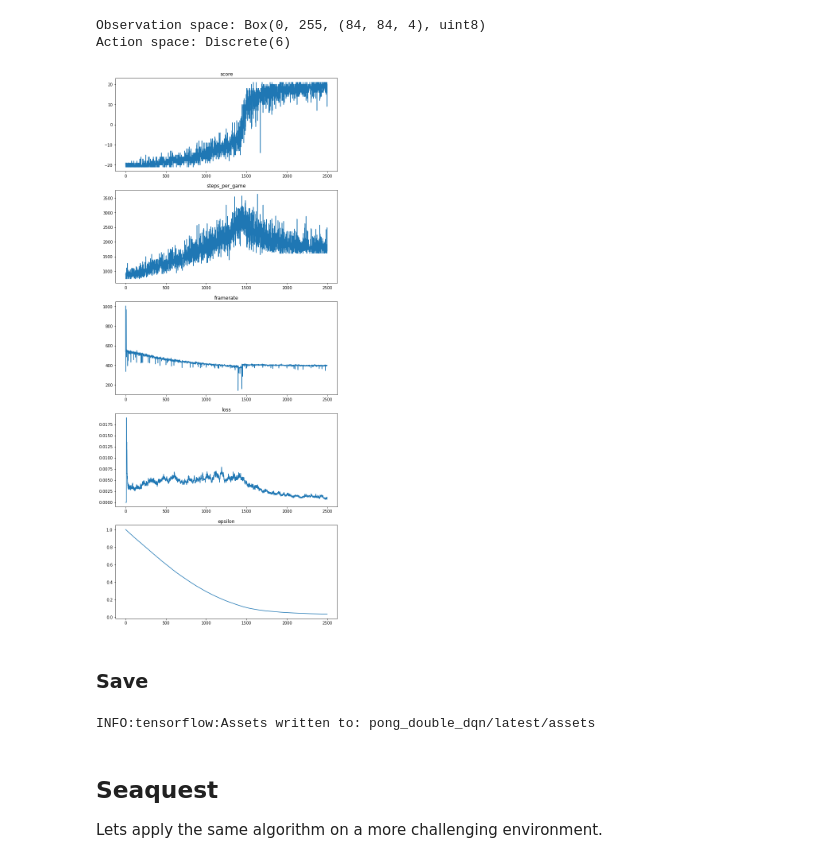
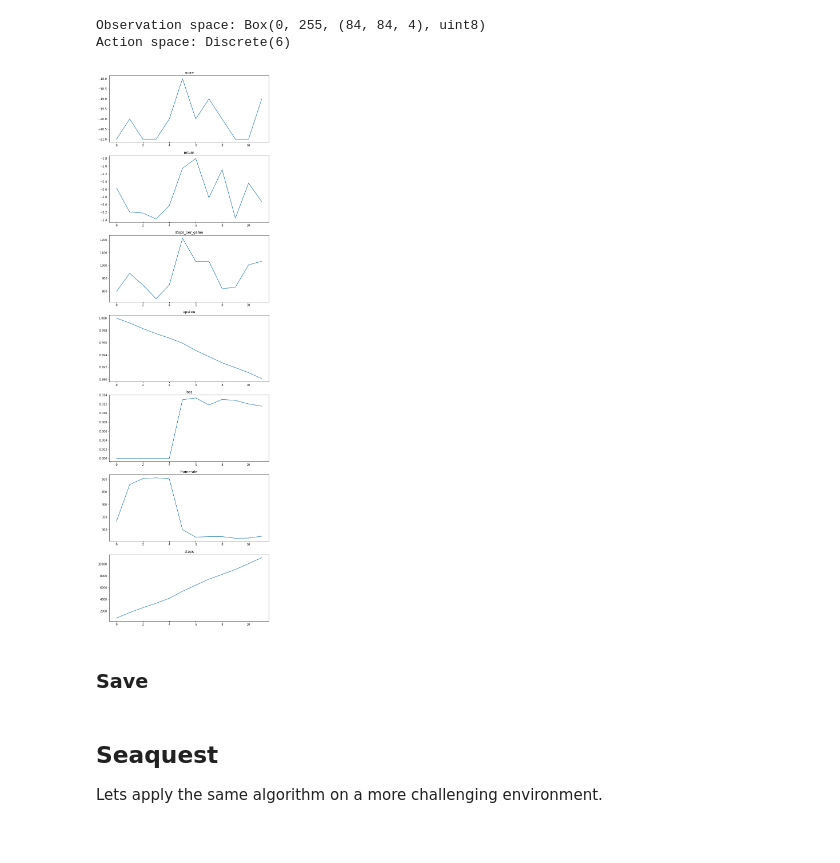
Before and after one commit to illyakaynov/masterclass-drl-serpentine, a Jupyter notebook: 99b_Atari-DoubleDeepQNetwork.ipynb, the cells around one changed output. Drawn from its saved outputs; the diff is of its cells as text; code cells hidden in the pictures.

```diff
--- a/99b_Atari-DoubleDeepQNetwork.ipynb
+++ b/99b_Atari-DoubleDeepQNetwork.ipynb
@@ -101,9 +131,13 @@ Video(os.path.join(video_path, video_name), embed=True)
 # %% [markdown]
 ### Train
 # %%
+import os
+from os.path import join
+
 import gym
 from QLearning.env_wrappers import AtariFrameStack
 from QLearning.dqn import EpsilonGreedyAgent, DoubleDQN
+
 
 EXPERIMENT_FOLDER = join('Experiments', 'pong_double_dqn_01')
 
@@ -123,18 +157,18 @@ q_network = DoubleDQN(
     learning_rate=6.25e-5,
     gamma=0.99,
     mlp_act_f="relu",
-    cnn_number_of_maps=(16, 32, 32),
+    cnn_number_of_maps=(32, 64, 64),
     cnn_kernel_size=(8, 4, 3),
     cnn_kernel_stride=(4, 2, 1),
-    mlp_value_n_hidden=(256, 512,),
+    mlp_value_n_hidden=(512,),
     mlp_value_act_f="tanh",
 )
 
 agent = EpsilonGreedyAgent(n_actions=env.action_space.n,
                    network=q_network,
-                   replay_capacity=50000,
+                   replay_capacity=10000,
                    gamma=0.99,  # discount of future rewards
-                   training_start=10000,  # start training after x number of steps
+                   training_start=5000,  # start training after x number of steps
                    training_interval=4,  # train every x steps
                    batch_size=32,
                    start_epsilon=1.0,
@@ -149,13 +183,27 @@ history = {}
 # %% [output]
 Observation space: Box(0, 255, (84, 84, 4), uint8)
 Action space: Discrete(6)
+# %%
+from QLearning.dqn import run_experiment
+
+run_experiment(env, agent, runs=2500, history=history,
+               plot_stats=[
+                   'score',
+                   'return',
+                   'steps_per_game',
+                   'epsilon',
+                   'loss',
+                   'framerate',
+                   'steps'
+               ])
+env.close()
+# %% [output]
+[figure, added]
 # %%
 from QLearning.dqn import run_experiment
 
 run_experiment(env, agent, runs=2500, history=history)
 env.close()
-# %% [output]
-[figure, removed]
 # %% [markdown]
 ### Save
 # %%
@@ -164,8 +212,6 @@ import json
 # Save the model and dump the history file
 agent.save_model(join(EXPERIMENT_FOLDER, 'latest'))
 json.dump(str(history), open(join(EXPERIMENT_FOLDER, 'history.json'), 'w'))
-# %% [output]
-INFO:tensorflow:Assets written to: pong_double_dqn/latest/assets
 # %% [markdown]
 ## Seaquest
 
```
Also changed, not shown: parts of 6 cells of this notebook, 10 other files.
